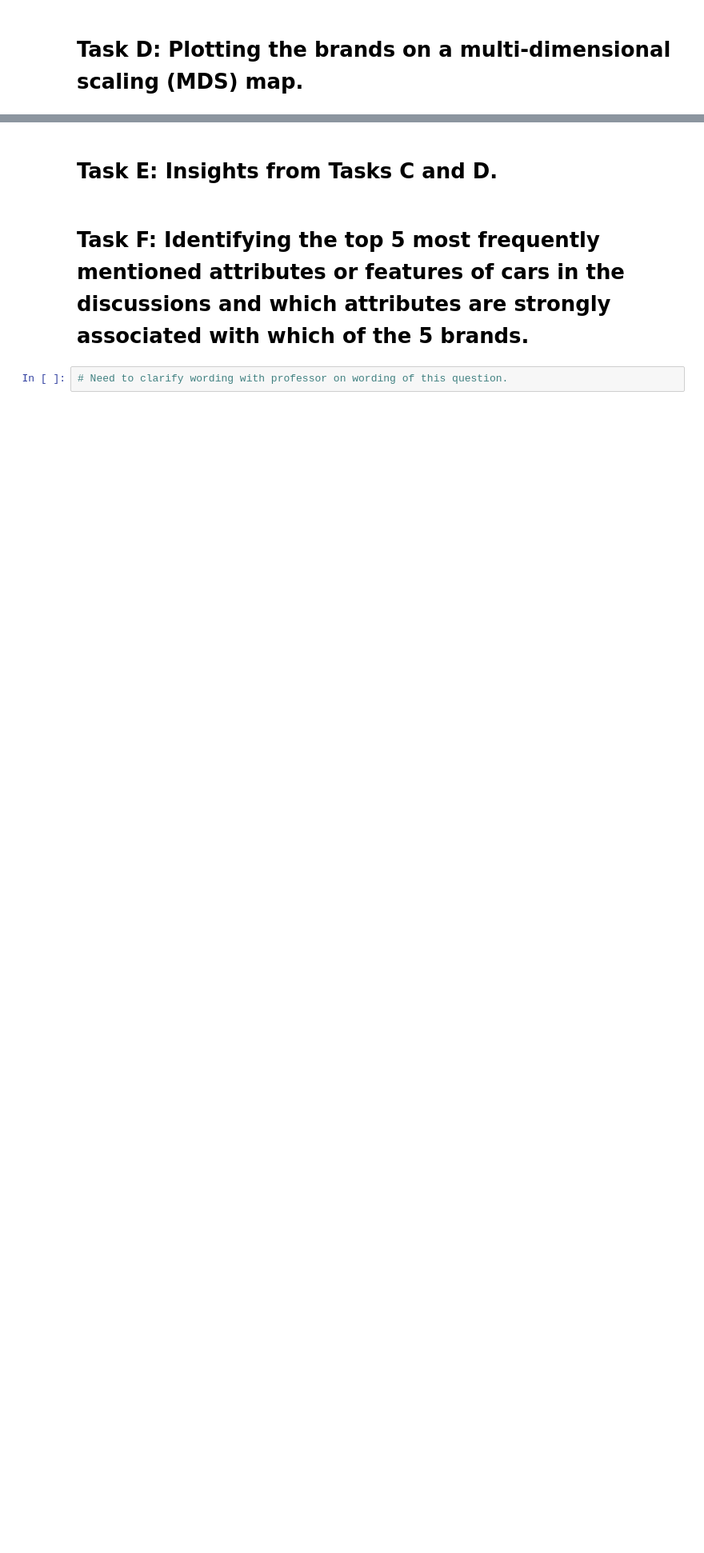
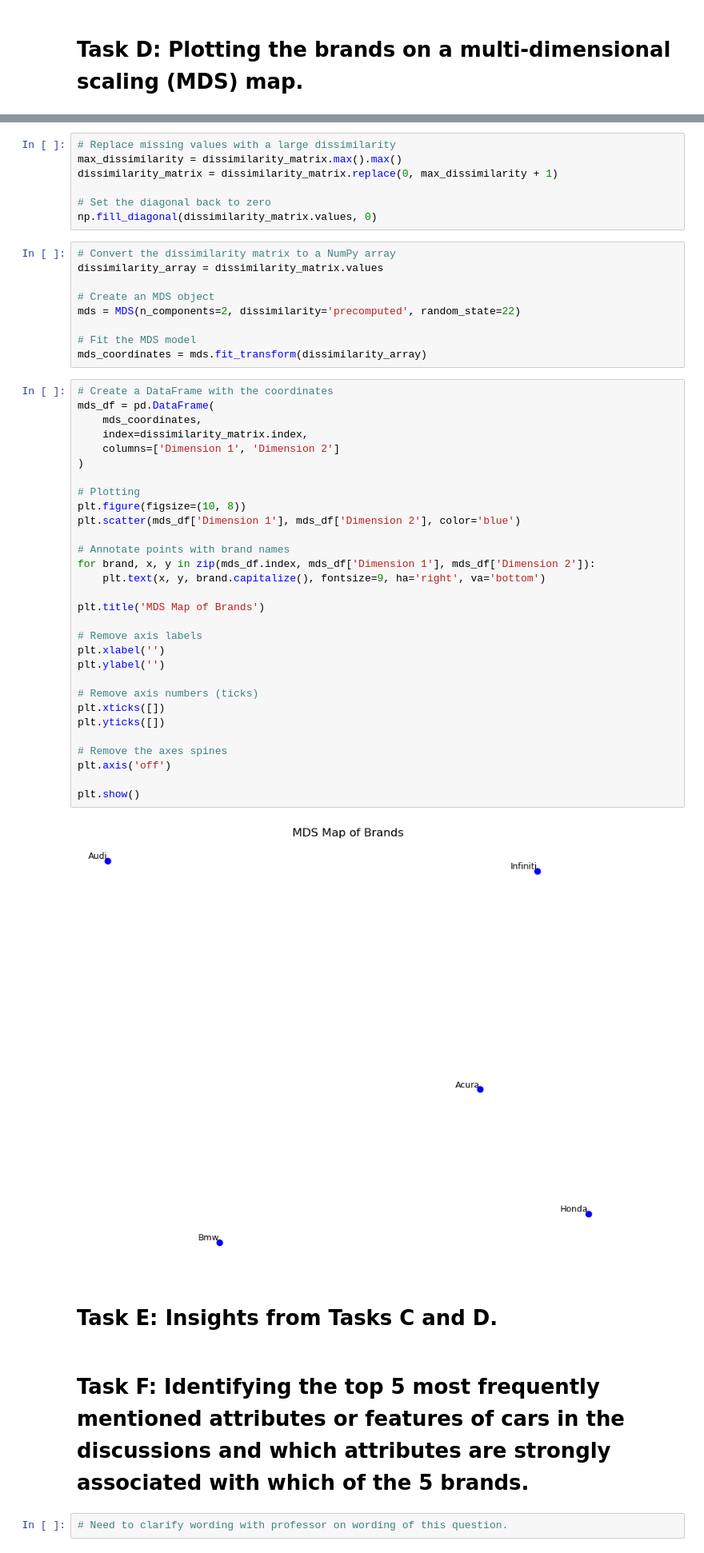
Before and after one commit to CarsonJMullen/Unstructured-Data-Analytics, a Jupyter notebook: Assignment 1/Edmunds_Analysis.ipynb, the cells around one changed output, grey strips where cells are left out. Shown at 80% size. Saved outputs shown, nothing was run; the diff lists cells and outputs as text; blank space fills up the shorter version.

```diff
--- a/Assignment 1/Edmunds_Analysis.ipynb
+++ b/Assignment 1/Edmunds_Analysis.ipynb
@@ -459,3 +482,51 @@ Lift matrix saved to 'Lift_Matrix.csv'.
+# %%
+# Replace missing values with a large dissimilarity
+max_dissimilarity = dissimilarity_matrix.max().max()
+dissimilarity_matrix = dissimilarity_matrix.replace(0, max_dissimilarity + 1)
+
+# Set the diagonal back to zero
+np.fill_diagonal(dissimilarity_matrix.values, 0)
+# %%
+# Convert the dissimilarity matrix to a NumPy array
+dissimilarity_array = dissimilarity_matrix.values
+
+# Create an MDS object
+mds = MDS(n_components=2, dissimilarity='precomputed', random_state=22)
+
+# Fit the MDS model
+mds_coordinates = mds.fit_transform(dissimilarity_array)
+# %%
+# Create a DataFrame with the coordinates
+mds_df = pd.DataFrame(
+    mds_coordinates,
+    index=dissimilarity_matrix.index,
+    columns=['Dimension 1', 'Dimension 2']
+)
+
+# Plotting
+plt.figure(figsize=(10, 8))
+plt.scatter(mds_df['Dimension 1'], mds_df['Dimension 2'], color='blue')
+
+# Annotate points with brand names
+for brand, x, y in zip(mds_df.index, mds_df['Dimension 1'], mds_df['Dimension 2']):
+    plt.text(x, y, brand.capitalize(), fontsize=9, ha='right', va='bottom')
+
+plt.title('MDS Map of Brands')
+
+# Remove axis labels
+plt.xlabel('')
+plt.ylabel('')
+
+# Remove axis numbers (ticks)
+plt.xticks([])
+plt.yticks([])
+
+# Remove the axes spines
+plt.axis('off')
+
+plt.show()
+# %% [output]
+[figure, added]
 # %% [markdown]
 # Task E: Insights from Tasks C and D.
 # %% [markdown]
```
Also changed, not shown: parts of 5 cells of this notebook, 2 other files.
